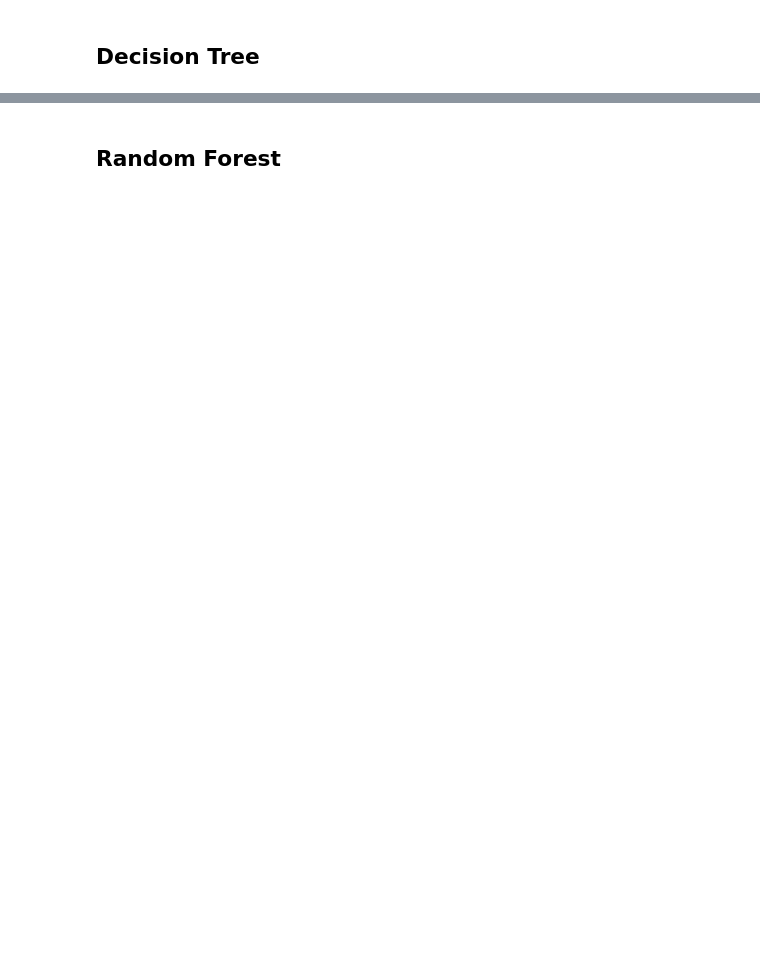
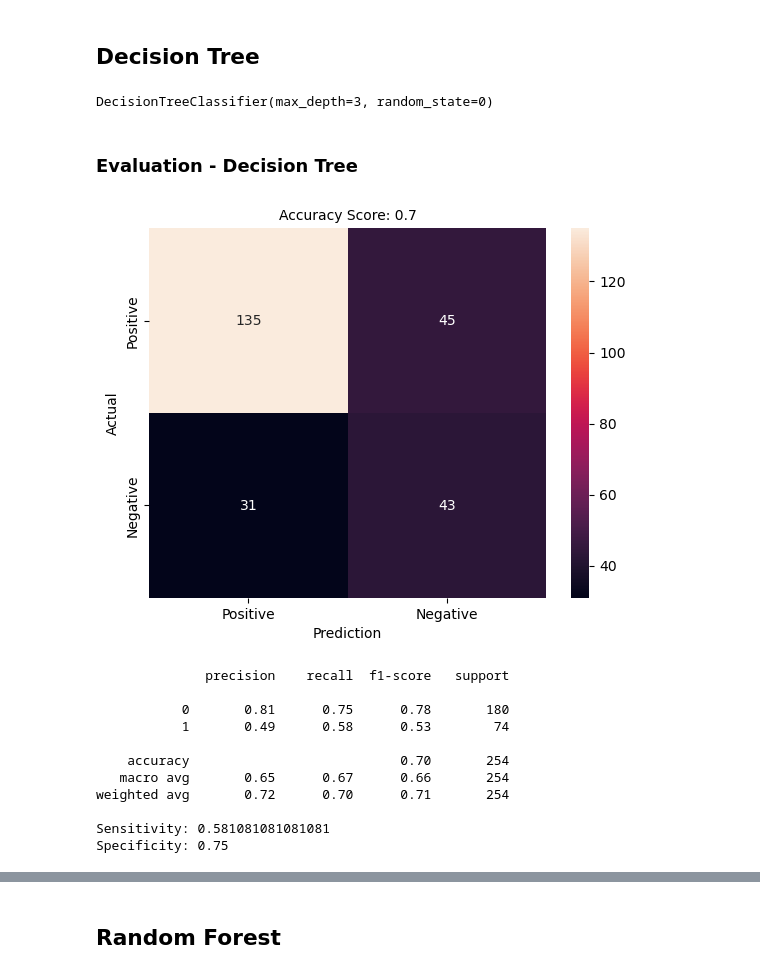
Before and after one commit to j-lepard/Predicting-Diabetes, a Jupyter notebook: Supervised Learning - Project.ipynb, the cells around one changed output, grey strips where cells are left out. Cells and saved outputs as stored; diff of their text form; code cells hidden in the pictures; blank space fills up the shorter version.

Commit message:
Next - add matrix of results

```diff
--- a/Supervised Learning - Project.ipynb
+++ b/Supervised Learning - Project.ipynb
@@ -878,2 +907,60 @@ Specificity: 0.7277777777777777
 # %% [markdown]
 ## Decision Tree
+# %%
+# Outline the Model Parameters
+dtree = DecisionTreeClassifier(criterion='gini', max_depth=3, random_state=0)
+X_train_dtree, X_test_dtree, y_train_dtree, y_test_dtree = X_train, X_test, y_train, y_test
+
+# fit the model
+dtree.fit(X_train, y_train)
+# %% [output]
+DecisionTreeClassifier(max_depth=3, random_state=0)
+# %%
+#Prediction using the Model
+
+y_pred_dtree = dtree.predict(X_test)
+# %% [markdown]
+
+### Evaluation - Decision Tree
+# %%
+# Confusion Matrix
+
+def plot_confusion_matrix(y_test_dtree, y_pred_dtree):
+    acc = round(accuracy_score(y_test_dtree, y_pred_dtree), 2)
+    cm = confusion_matrix(y_pred=y_pred_dtree, y_true=y_test_dtree)
+    sns.heatmap(cm, annot=True, fmt=".0f", xticklabels=["Positive", "Negative"], yticklabels=["Positive", "Negative"])
+    plt.xlabel("Prediction")
+    plt.ylabel("Actual")
+    plt.title("Accuracy Score: {0}".format(acc), size=10)
+    plt.show()
+
+    # Extract values from the confusion matrix
+    TN, FP, FN, TP = cm.ravel()
+
+    # Calculate Sensitivity (True Positive Rate)
+    sensitivity = TP / (TP + FN)
+
+    # Calculate Specificity (True Negative Rate)
+    specificity = TN / (TN + FP)
+
+
+    return sensitivity, specificity
+
+sensitivity, specificity = plot_confusion_matrix(y_test_dtree, y_pred_dtree)  # Capture the returned values
+
+print(classification_report(y_test_dtree, y_pred_dtree))
+print(f"Sensitivity: {sensitivity}")
+print(f"Specificity: {specificity}")
+# %% [output]
+[figure, added]
+              precision    recall  f1-score   support
+
+           0       0.81      0.75      0.78       180
+           1       0.49      0.58      0.53        74
+
+    accuracy                           0.70       254
+   macro avg       0.65      0.67      0.66       254
+weighted avg       0.72      0.70      0.71       254
+
+Sensitivity: 0.581081081081081
+Specificity: 0.75
```
Also changed, not shown: parts of 10 cells of this notebook.
